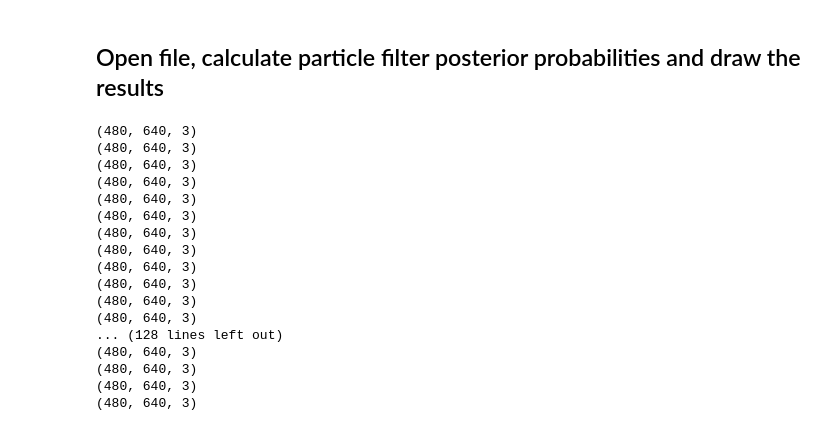
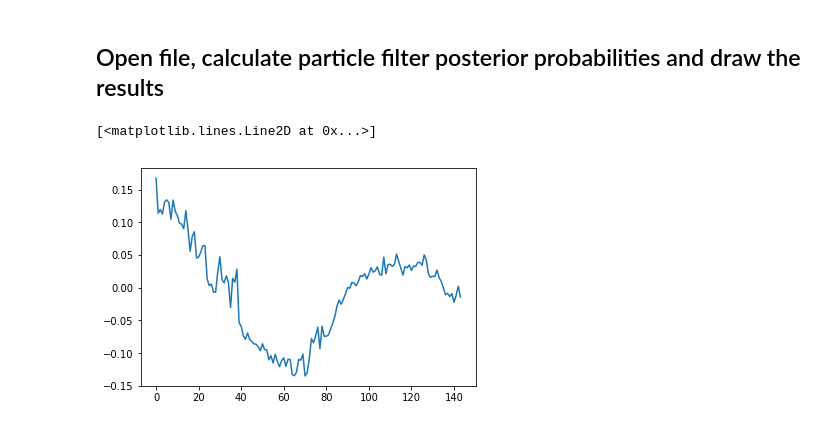
Before and after one commit to FelipeVein/visual_guidance, a Jupyter notebook: particle_filter_real_images.ipynb, the cells around one changed output. Saved outputs shown, nothing was run; the diff lists cells and outputs as text; code cells hidden in the pictures.

```diff
--- a/particle_filter_real_images.ipynb
+++ b/particle_filter_real_images.ipynb
@@ -264,8 +285,18 @@ plt.imshow(draw_arrow(blend_images_big(image,mask_show), -10, 10./180*math.pi))
 # %% [markdown]
 # It's time to test the algorithm on real images
 ## Create an object of PF class and Initilize Particles
+# %%
+process_image_size = (200,50)
+max_lateral_offset = process_image_size[0]/2
+max_row_width = process_image_size[0]
+max_row_distance = process_image_size[0]
+
+mean_row_width = process_image_size[0]/2
+mean_row_distance = process_image_size[0]/2
+
+nparticles = 100
 # %%
-pf = ParticleFilter(transition = transition, fitness = fitness, nfeatures=4, mu = [0,0,50,100], sigma = [1,10,50,50], lb = [-np.pi/2, -100, 0, 0], ub=[np.pi/2, 100, 500, 500], nparticles = 500, distribution=['normal','normal','uniform','uniform'])
+pf = ParticleFilter(transition = transition, fitness = fitness, nfeatures=4, mu = [0,0,0,0], sigma = [1,10,0,0], lb = [-np.pi/2, -max_lateral_offset, 0, 0], ub=[np.pi/2, max_lateral_offset, max_row_width, max_row_distance], nparticles = nparticles, distribution=['normal','normal','uniform','uniform'])
 # %% [markdown]
 ## Find and sort all image paths
 # %%
@@ -273,36 +304,35 @@ images = ['nav_front/frame_' + str(a) + '.jpg' for a in range(len(glob.glob('nav
 # %% [markdown]
 ## Open file, calculate particle filter posterior probabilities and draw the results
 # %%
+best_particles = []
+
+lateral_offsets = []
+headings = []
+times = []
+
 for image_path in images:
     image = np.array(Image.open(image_path))
 
     measure_time = time.time()
 
-    image_rs = cv2.resize(image,(200,200))
+    image_rs = cv2.resize(image,process_image_size)
     mask = exg_th(image_rs)
-    pf.next_step(mask_show, [0.1,0]) # I dont know the input on each image, so I will let it be [0.1,0] for now
+    pf.next_step(mask, [0.1,0]) # I dont know the input on each image, so I will let it be [0.1,0] for now
 
     best_particle = pf.return_best_mean()
-    mask_best_particle = create_masks([best_particle], mask_show)[0]
 
-    blended_image = draw_arrow(blend_images_big(image, mask_best_particle), best_particle[1], best_particle[0])
+    times.append(time.time() - measure_time)
+    best_particles.append(best_particle)
+    mask_best_particle = create_masks([best_particle], mask, plot = 1)[0]
+
+    headings.append(best_particle[0])
+    lateral_offsets.append(best_particle[1])
+
+    blended_image = draw_arrow(blend_images_big(image, mask_best_particle), best_particle[1], best_particle[0], float(image.shape[1])/mask.shape[1])
 
     plt.imsave('pf_output/' + image_path.split('/')[1], blended_image)
-# %% [output]
-(480, 640, 3)
-(480, 640, 3)
-(480, 640, 3)
-(480, 640, 3)
-(480, 640, 3)
-(480, 640, 3)
-(480, 640, 3)
-(480, 640, 3)
-(480, 640, 3)
-(480, 640, 3)
-(480, 640, 3)
-(480, 640, 3)
-... (128 lines left out)
-(480, 640, 3)
-(480, 640, 3)
-(480, 640, 3)
-(480, 640, 3)
+# %%
+plt.plot(headings)
+# %% [output]
+[<matplotlib.lines.Line2D at 0x...>]
+[figure, added]
```
Also changed, not shown: parts of 18 cells of this notebook, 5 other files.
